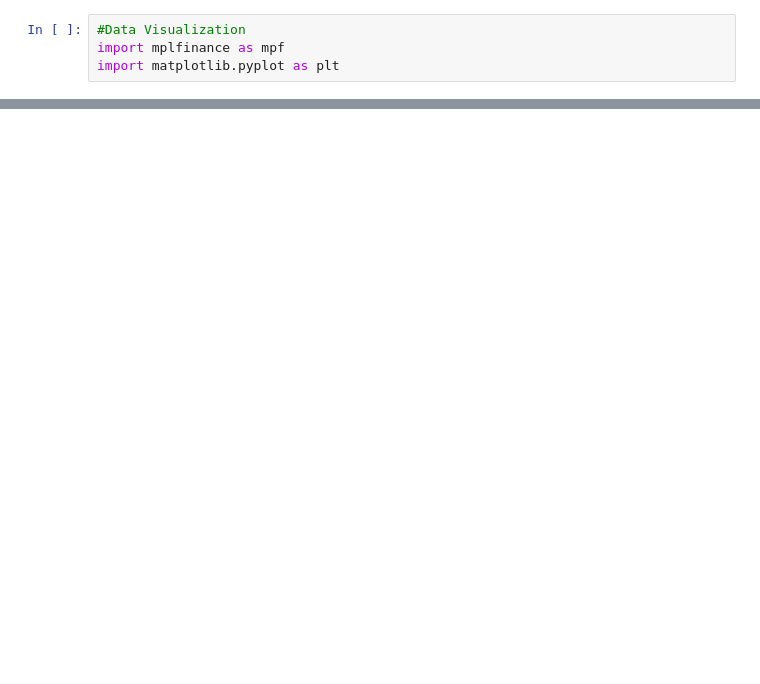
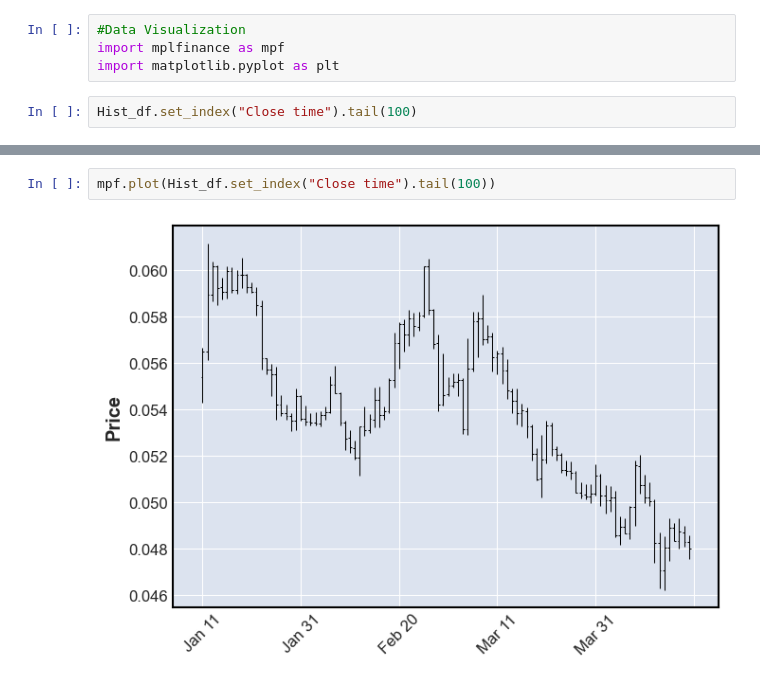
Before and after one commit to gappeah/Binance-Crypto-Prediction-and-Analysis, a Jupyter notebook: app.ipynb, the cells around one changed output, grey strips where cells are left out. Drawn from its saved outputs; the diff is of its cells as text; blank space fills up the shorter version.

Commit message:
commit to main "Created close time plot" and "ETHBTC Last 100 Days" graphs

```diff
--- a/app.ipynb
+++ b/app.ipynb
@@ -180,3 +180,5 @@ Hist_df.describe() # This used to get the statistical analysis
 #Data Visualization
 import mplfinance as mpf
 import matplotlib.pyplot as plt
+# %%
+Hist_df.set_index("Close time").tail(100)
@@ -182,0 +200,4 @@ import matplotlib.pyplot as plt
+# %%
+mpf.plot(Hist_df.set_index("Close time").tail(100))
+# %% [output]
+[figure, added]
```
Also changed, not shown: parts of 2 cells of this notebook.
